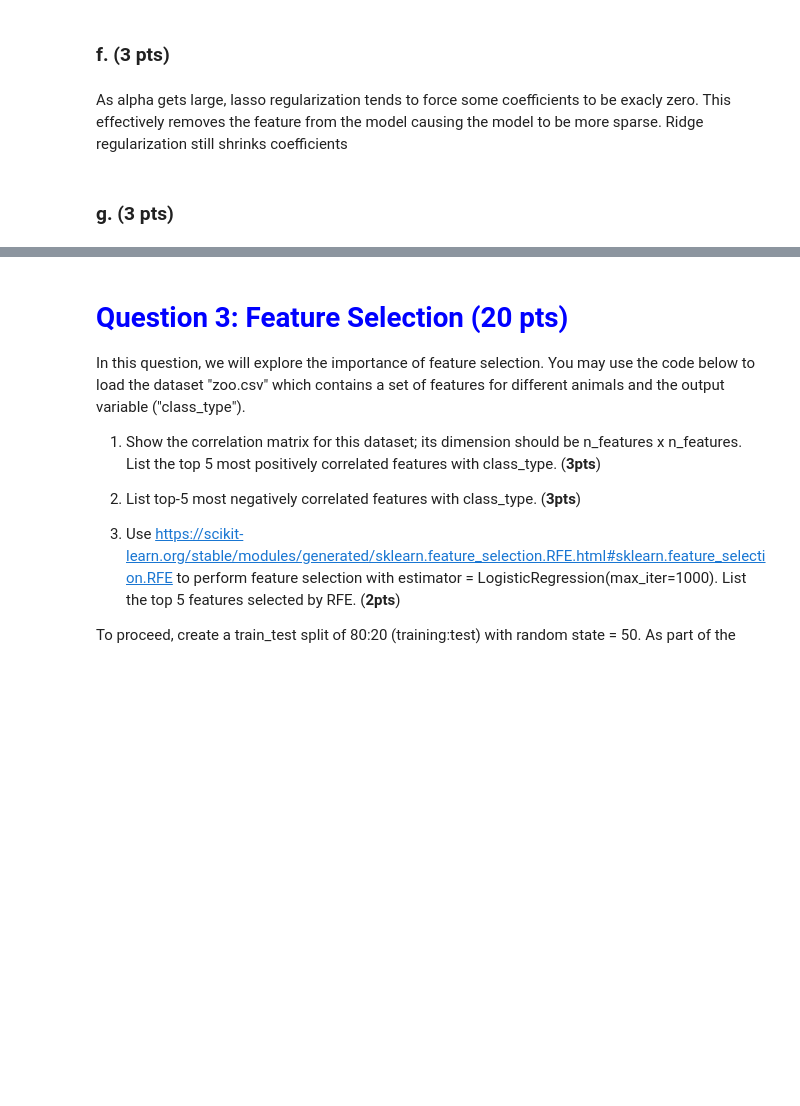
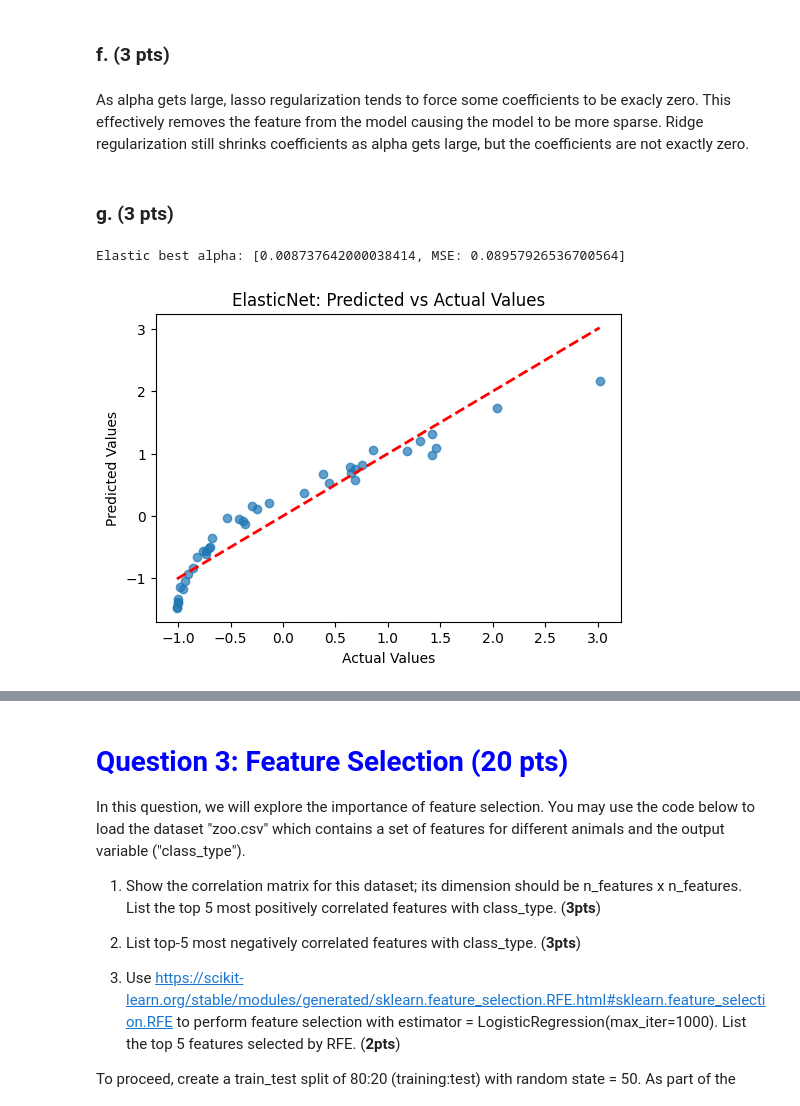
Before and after one commit to jag2k2/ut-stat-ml, a Jupyter notebook: HW2/Homework2Programming.ipynb, the cells around one changed output, grey strips where cells are left out. Drawn from its saved outputs; the diff is of its cells as text; code cells hidden in the pictures; blank space fills up the shorter version.

```diff
--- a/HW2/Homework2Programming.ipynb
+++ b/HW2/Homework2Programming.ipynb
@@ -419,6 +419,30 @@ We have to scale the data before regularization because regularization modifies
 # %% [markdown]
 ### f. (3 pts)
 # %% [markdown]
-As alpha gets large, lasso regularization tends to force some coefficients to be exacly zero.  This effectively removes the feature from the model causing the model to be more sparse.  Ridge regularization still shrinks coefficients
+As alpha gets large, lasso regularization tends to force some coefficients to be exacly zero.  This effectively removes the feature from the model causing the model to be more sparse.  Ridge regularization still shrinks coefficients as alpha gets large, but the coefficients are not exactly zero.
 # %% [markdown]
 ### g. (3 pts)
+# %%
+from sklearn.linear_model import ElasticNetCV, ElasticNet
+
+alphas =  10**np.linspace(10,-2,100)*0.5
+elastic_cv = ElasticNetCV(alphas = alphas, cv=5)
+elastic_cv.fit(scaled_X_train, scaled_Y_train)
+best_alpha_elastic = elastic_cv.alpha_
+
+elastic_model = ElasticNet(alpha=best_alpha_elastic, max_iter=10000)
+elastic_model.fit(scaled_X_train, scaled_y_train)
+elastic_preds = elastic_model.predict(scaled_X_test)
+
+print("Elastic best alpha: [{}, MSE: {}]".format(alpha, mean_squared_error(scaled_y_test, elastic_preds)))
+
+plt.figure(figsize=(6, 4))
+plt.scatter(scaled_y_test, elastic_preds, alpha=0.7)
+plt.plot([min(scaled_y_test), max(scaled_y_test)], [min(scaled_y_test), max(scaled_y_test)], '--', color='red', linewidth=2)
+plt.title('ElasticNet: Predicted vs Actual Values')
+plt.xlabel('Actual Values')
+plt.ylabel('Predicted Values')
+plt.show()
+# %% [output]
+Elastic best alpha: [0.008737642000038414, MSE: 0.08957926536700564]
+[figure, added]
```
Also changed, not shown: parts of 3 cells of this notebook.
